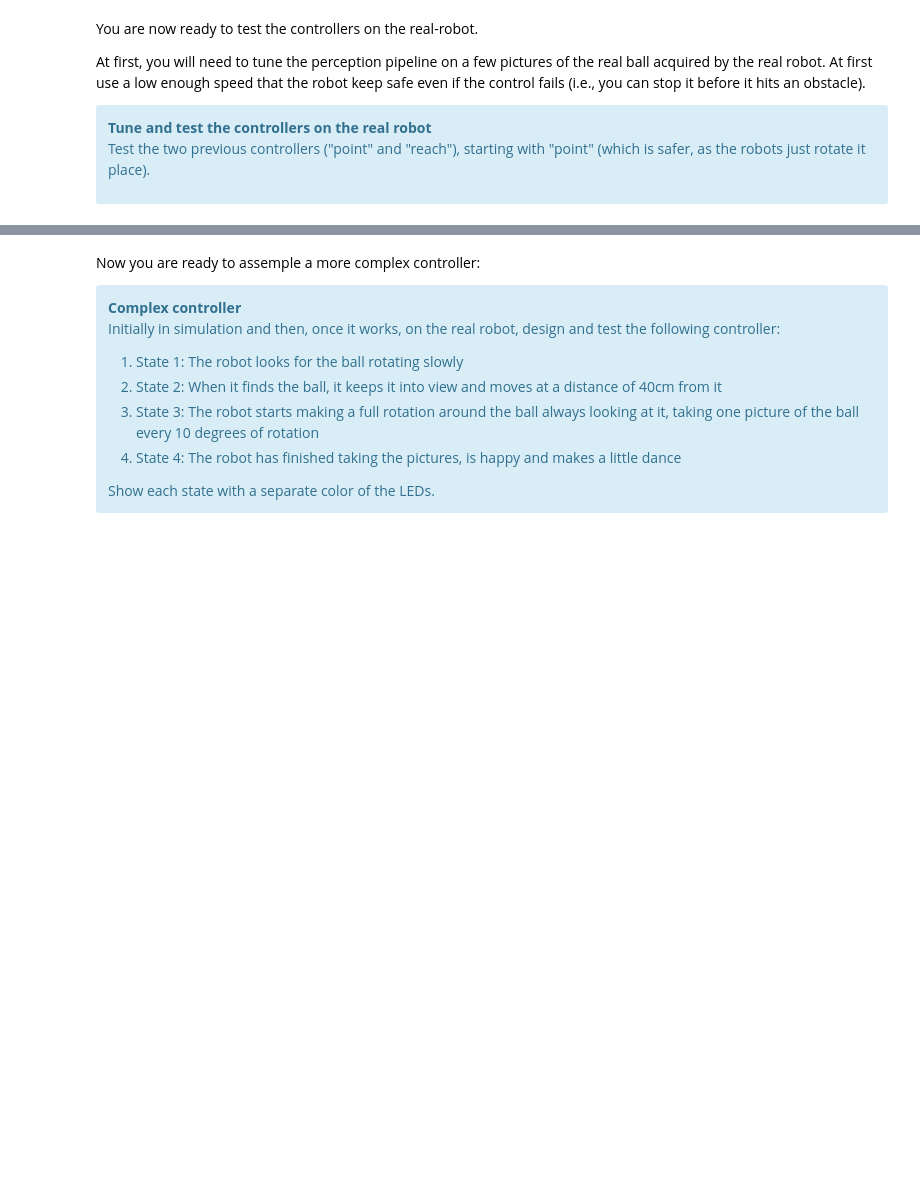
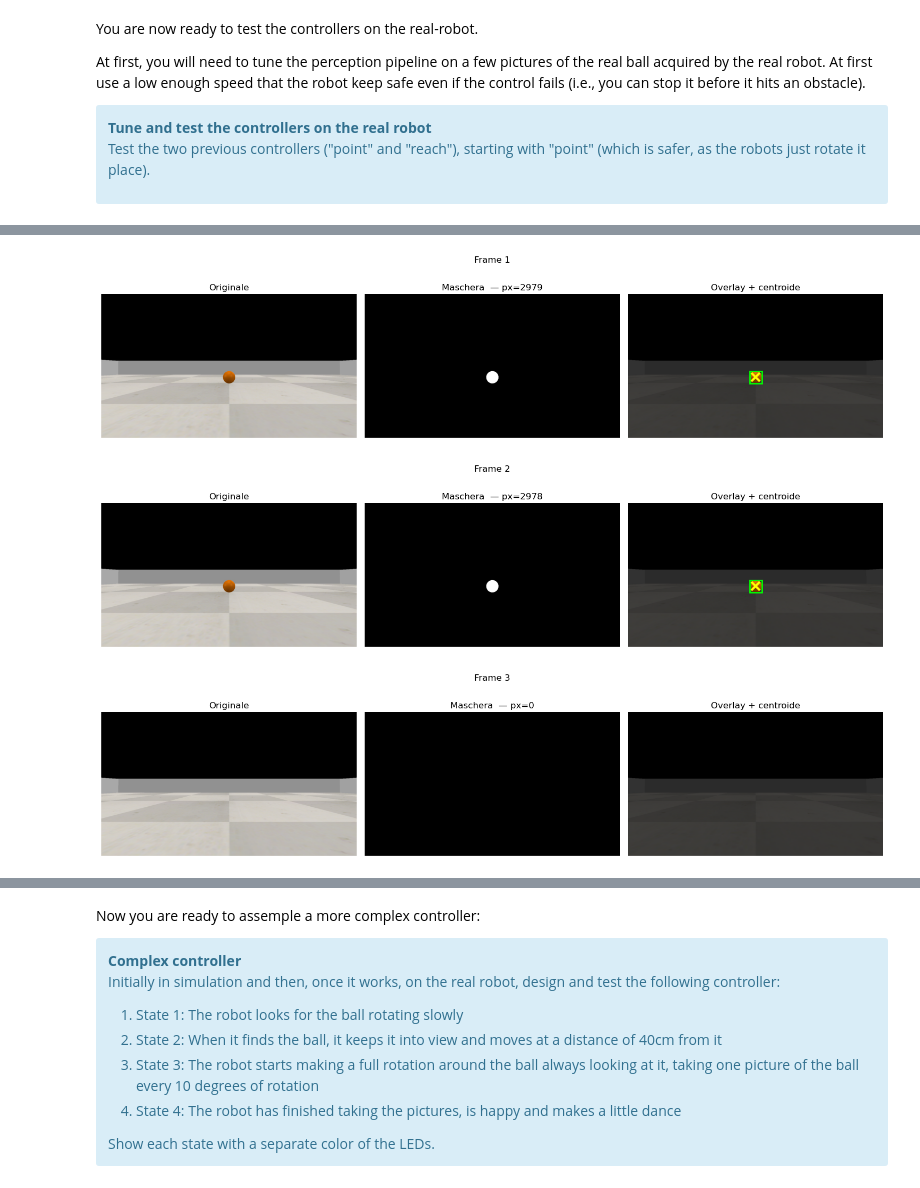
Before and after one commit to ManuCa93/drones_2, a Jupyter notebook: Main.ipynb, the cells around one changed output, grey strips where cells are left out. Saved outputs shown, nothing was run; the diff lists cells and outputs as text; code cells hidden in the pictures; blank space fills up the shorter version.

```diff
--- a/Main.ipynb
+++ b/Main.ipynb
@@ -476,3 +1120,80 @@ At first use a low enough speed that the robot keep safe even if the control fai
 
 Test the two previous controllers ("point" and "reach"), starting with "point" (which is safer, as the robots just rotate it place).
 </div>
+# %%
+# ── Acquisisci 10 foto reali per calibrare detect_ball ──
+robot = Robot()
+robot.initialize(conn_type="sta", sn="LOCAL")  # ← SN reale
+captured = []
+try:
+    robot.camera.start_video_stream(display=False, resolution="720p")
+    print("Posiziona la palla in varie posizioni. Premo INVIO per ogni foto...")
+    while len(captured) < 10:
+        input(f"  [{len(captured)+1}/10] Premi INVIO →")
+        frame = robot.camera.read_video_frame(strategy="newest")
+        if frame is not None:
+            captured.append(frame[:, :, ::-1])
+            print(f"  ✅ Foto {len(captured)} acquisita")
+finally:
+    robot.camera.stop_video_stream()
+    robot.close()
+# Testa detect_ball su ogni foto e aggiusta i parametri se necessario
+for i, img in enumerate(captured):
+    mask   = detect_ball(img)
+    result = detect_ball_centroid(img)
+
+    fig, axes = plt.subplots(1, 3, figsize=(15, 4))
+    axes[0].imshow(img);            axes[0].set_title("Originale")
+    axes[1].imshow(mask, cmap="gray"); axes[1].set_title(f"Maschera  — px={mask.sum()}")
+
+    overlay = img.copy()
+    overlay[~mask] = (overlay[~mask] * 0.3).astype(np.uint8)
+    if result:
+        cy, cx = result["centroid"]
+        r0,c0,r1,c1 = result["bbox"]
+        import matplotlib.patches as patches
+        axes[2].add_patch(patches.Rectangle((c0,r0),c1-c0,r1-r0,
+                          linewidth=2,edgecolor="lime",facecolor="none"))
+        axes[2].plot(cx, cy, "x", color="yellow", markersize=12, markeredgewidth=3)
+    axes[2].imshow(overlay); axes[2].set_title("Overlay + centroide")
+    for ax in axes: ax.axis("off")
+    plt.suptitle(f"Frame {i+1}"); plt.tight_layout(); plt.show()
+# ── Versione SAFE per il primo test ──
+KP_YAW     = 0.03    # ← metà del valore normale, robot gira piano
+MAX_Z      = 20      # °/s massimo assoluto
+
+def point_to_ball_safe(duration=20.0):
+    robot = Robot()
+    robot.initialize(conn_type="sta", sn="LOCAL")
+    try:
+        robot.camera.start_video_stream(display=False, resolution="720p")
+        search_dir = random.choice([-1, 1])
+        t_start    = time.time()
+
+        while time.time() - t_start < duration:
+            frame = robot.camera.read_video_frame(strategy="newest")
+            if frame is None:
+                time.sleep(0.05)
+                continue
+
+            result = detect_ball_centroid(frame[:, :, ::-1])
+
+            if result is not None:
+                cx      = result["centroid"][1]
+                error   = cx - CENTER_X
+                z_speed = float(np.clip(KP_YAW * error, -MAX_Z, MAX_Z))  # ← clampato
+                robot.chassis.drive_speed(x=0, y=0, z=z_speed)
+                print(f"\r🎯 cx={cx:.0f}  err={error:+.0f}  z={z_speed:+.1f}°/s   ", end="")
+            else:
+                robot.chassis.drive_speed(x=0, y=0, z=search_dir * 10)  # ← 10°/s lento
+                print(f"\r🔍 ricerca...   ", end="")
+
+            time.sleep(0.1)
+
+        robot.chassis.drive_speed()
+    finally:
+        robot.camera.stop_video_stream()
+        robot.close()
+
+point_to_ball_safe()
+# %% [output]
@@ -478,0 +1211,3 @@ Test the two previous controllers ("point" and "reach"), starting with "point" (
+[figure, added]
+[figure, added]
+[figure, added]
```
Also changed, not shown: parts of 18 cells of this notebook, 31 other files.
